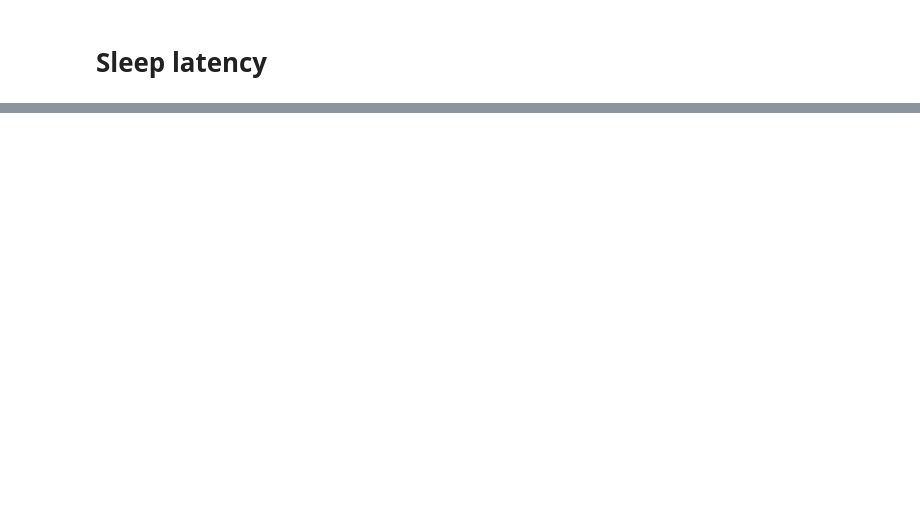
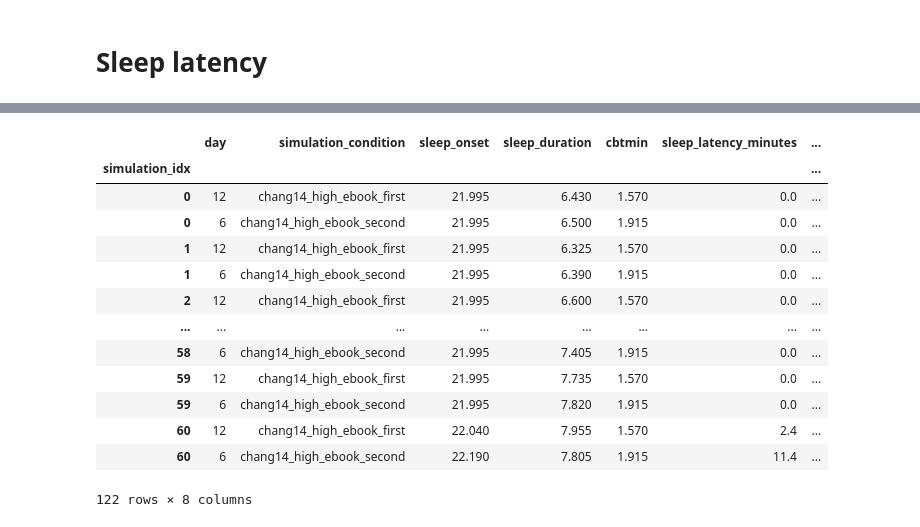
Before and after one commit to ftavella/evening_light_article, a Jupyter notebook: 14_figure_1.ipynb, the cells around one changed output, grey strips where cells are left out. Drawn from its saved outputs; the diff is of its cells as text; code cells hidden in the pictures; blank space fills up the shorter version.

```diff
--- a/14_figure_1.ipynb
+++ b/14_figure_1.ipynb
@@ -377,13 +385,17 @@ for idx, simulation_condition in enumerate(simulation_condition_options):
     ax.scatter([0, 1], mean_values['sleep_latency'], color='black', zorder=1000,
                alpha=0.7)
 
+    # Calculate individual differences
+    individual_differences = (ebook_sleep_latency - book_sleep_latency).values
+    diff = np.mean(individual_differences)
+    diff_std = np.std(individual_differences)
+
     # Annotation of difference between conditions
-    diff = mean_values.loc['eBook', 'sleep_latency'] - mean_values.loc['Book', 'sleep_latency']
     line_top = max(violin_tops) + 10
     ax.plot([0, 1], [line_top, line_top], color='gray', linewidth=2)
     ax.plot([0, 0], [violin_tops[0] + 2.5, line_top], color='gray', linewidth=2)
     ax.plot([1, 1], [violin_tops[1] + 2.5, line_top], color='gray', linewidth=2)
-    ax.annotate(fr'$\Delta$ = {diff:.1f} min', xy=(0.5, line_top), xytext=(0.5, line_top - 7),
+    ax.annotate(fr'$\delta$ = ({diff:.1f} $\pm$ {diff_std:.1f}) min', xy=(0.5, line_top), xytext=(0.5, line_top - 7),
                 fontsize=12, color='black', ha='center', va='center', zorder=1000)
 
     # Change x tick labels
@@ -409,0 +438,18 @@ for idx, simulation_condition in enumerate(simulation_condition_options):
+# %%
+simulation_features[possible_days & (simulation_features['daily_condition'] == 'Book') &
+                                             possible_simulation_conditions]
+# %% [output]
+|  | day | simulation_condition | sleep_onset | sleep_duration | cbtmin | sleep_latency_minutes | ... |
+| simulation_idx |  |  |  |  |  |  | ... |
+| 0 | 12 | chang14_high_ebook_first | 21.995 | 6.430 | 1.570 | 0.0 | ... |
+| 0 | 6 | chang14_high_ebook_second | 21.995 | 6.500 | 1.915 | 0.0 | ... |
+| 1 | 12 | chang14_high_ebook_first | 21.995 | 6.325 | 1.570 | 0.0 | ... |
+| 1 | 6 | chang14_high_ebook_second | 21.995 | 6.390 | 1.915 | 0.0 | ... |
+| 2 | 12 | chang14_high_ebook_first | 21.995 | 6.600 | 1.570 | 0.0 | ... |
+| ... | ... | ... | ... | ... | ... | ... | ... |
+| 58 | 6 | chang14_high_ebook_second | 21.995 | 7.405 | 1.915 | 0.0 | ... |
+| 59 | 12 | chang14_high_ebook_first | 21.995 | 7.735 | 1.570 | 0.0 | ... |
+| 59 | 6 | chang14_high_ebook_second | 21.995 | 7.820 | 1.915 | 0.0 | ... |
+| 60 | 12 | chang14_high_ebook_first | 22.040 | 7.955 | 1.570 | 2.4 | ... |
+| 60 | 6 | chang14_high_ebook_second | 22.190 | 7.805 | 1.915 | 11.4 | ... |
+122 rows × 8 columns
```
Also changed, not shown: parts of 5 cells of this notebook, 2 other files.
